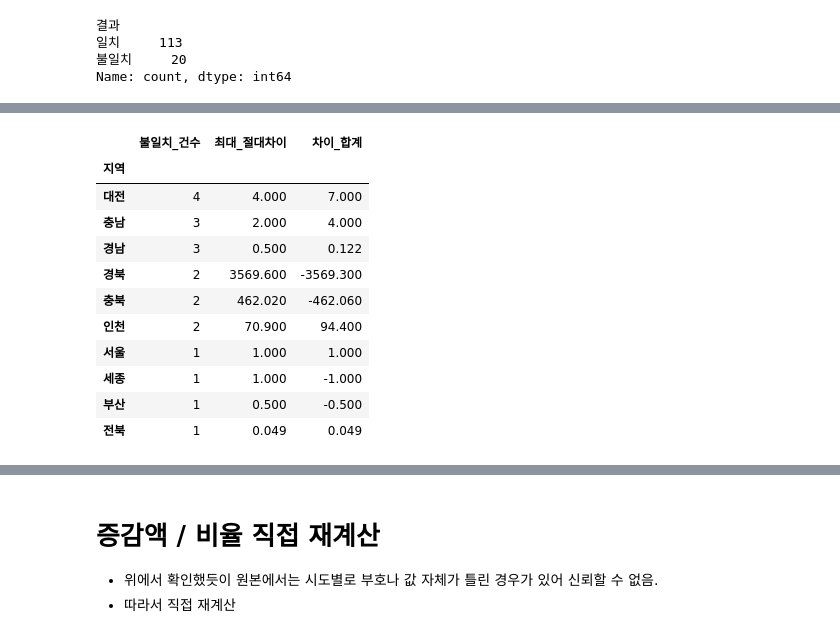
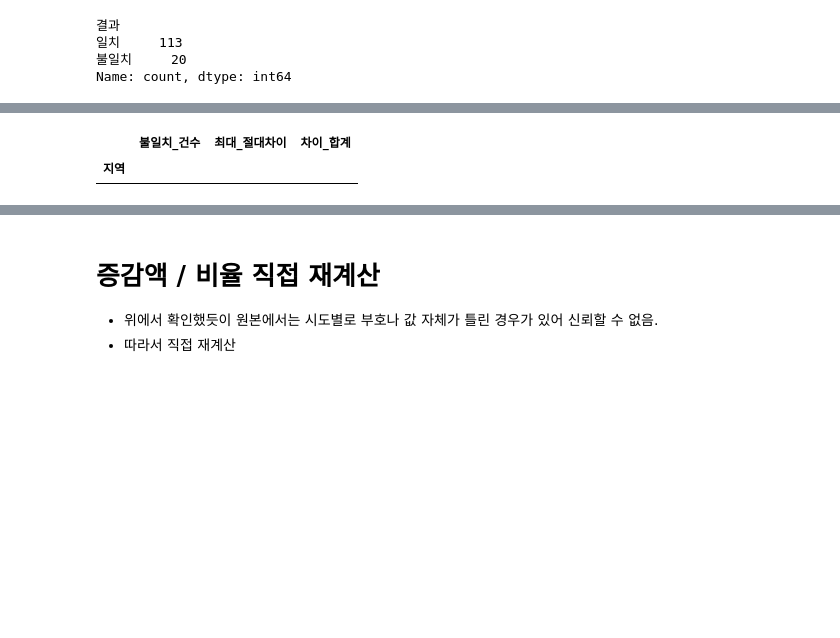
Before and after one commit to JungYeoni/yumocha, a Jupyter notebook: notebooks/20260720_EDA_2021_전국_시도분리정제.ipynb, the cells around one changed output, grey strips where cells are left out. Drawn from its saved outputs; the diff is of its cells as text; code cells hidden in the pictures; blank space fills up the shorter version.

```diff
--- a/notebooks/20260720_EDA_2021_전국_시도분리정제.ipynb
+++ b/notebooks/20260720_EDA_2021_전국_시도분리정제.ipynb
@@ -501,21 +501,16 @@ print("숫자로 변환되지 않은 예산 행:", mask_non_numeric.sum())
 |  | 지역 | 세부사업명 | 2021년 예산 |
 숫자로 변환되지 않은 예산 행: 0
 # %%
-# QA: 중분류_소계 행 예산 vs leaf 합계 대조 (17개 시도 x 중분류 단위)
-leaf_sum = (
-    df_leaf.groupby(["지역", "중분류"])[CURRENT_BUDGET_COL]
-    .sum()
-    .reset_index()
-    .rename(columns={CURRENT_BUDGET_COL: "leaf_합계"})
+# QA: 중분류 소계 행 예산과 세부사업 합계를 공통 기준으로 대조한다.
+from src.features.pipeline_common import build_subtotal_qa
+
+qa = build_subtotal_qa(
+    df_labeled,
+    budget_col=CURRENT_BUDGET_COL,
+    tolerance=0.01,
+    rate_tolerance=10.0,
 )
 
-# 원본 소계 행 값 (중분류_소계 행에서 직접 가져온 값)
-subtotal = df_labeled[df_labeled["사업행구분"] == "중분류_소계"][
-    ["지역", "대분류", "세부사업명", CURRENT_BUDGET_COL]
-].rename(columns={"세부사업명": "중분류", CURRENT_BUDGET_COL: "원본_소계값"})
-
-qa = subtotal.merge(leaf_sum, on=["지역", "중분류"], how="left")
-qa["결과"] = np.where(qa["leaf_합계"] == qa["원본_소계값"], "일치", "불일치")
 qa["결과"].value_counts()
 # %% [output]
 결과
@@ -599,29 +538,19 @@ Name: count, dtype: int64
 # %%
 display(
-    qa_mismatch.groupby("지역")
+    qa_review.groupby("지역")
     .agg(
         불일치_건수=("차이", "size"),
         최대_절대차이=("절대차이", "max"),
         차이_합계=("차이", "sum"),
     )
     .sort_values(
         ["불일치_건수", "최대_절대차이"],
         ascending=False,
     )
 )
 # %% [output]
 |  | 불일치_건수 | 최대_절대차이 | 차이_합계 |
 | 지역 |  |  |  |
-| 대전 | 4 | 4.000 | 7.000 |
-| 충남 | 3 | 2.000 | 4.000 |
-| 경남 | 3 | 0.500 | 0.122 |
-| 경북 | 2 | 3569.600 | -3569.300 |
-| 충북 | 2 | 462.020 | -462.060 |
-| 인천 | 2 | 70.900 | 94.400 |
-| 서울 | 1 | 1.000 | 1.000 |
-| 세종 | 1 | 1.000 | -1.000 |
-| 부산 | 1 | 0.500 | -0.500 |
-| 전북 | 1 | 0.049 | 0.049 |
 # %%
 qa.head()
 # %% [output]
```
Also changed, not shown: parts of 4 cells of this notebook, 6 other files.
